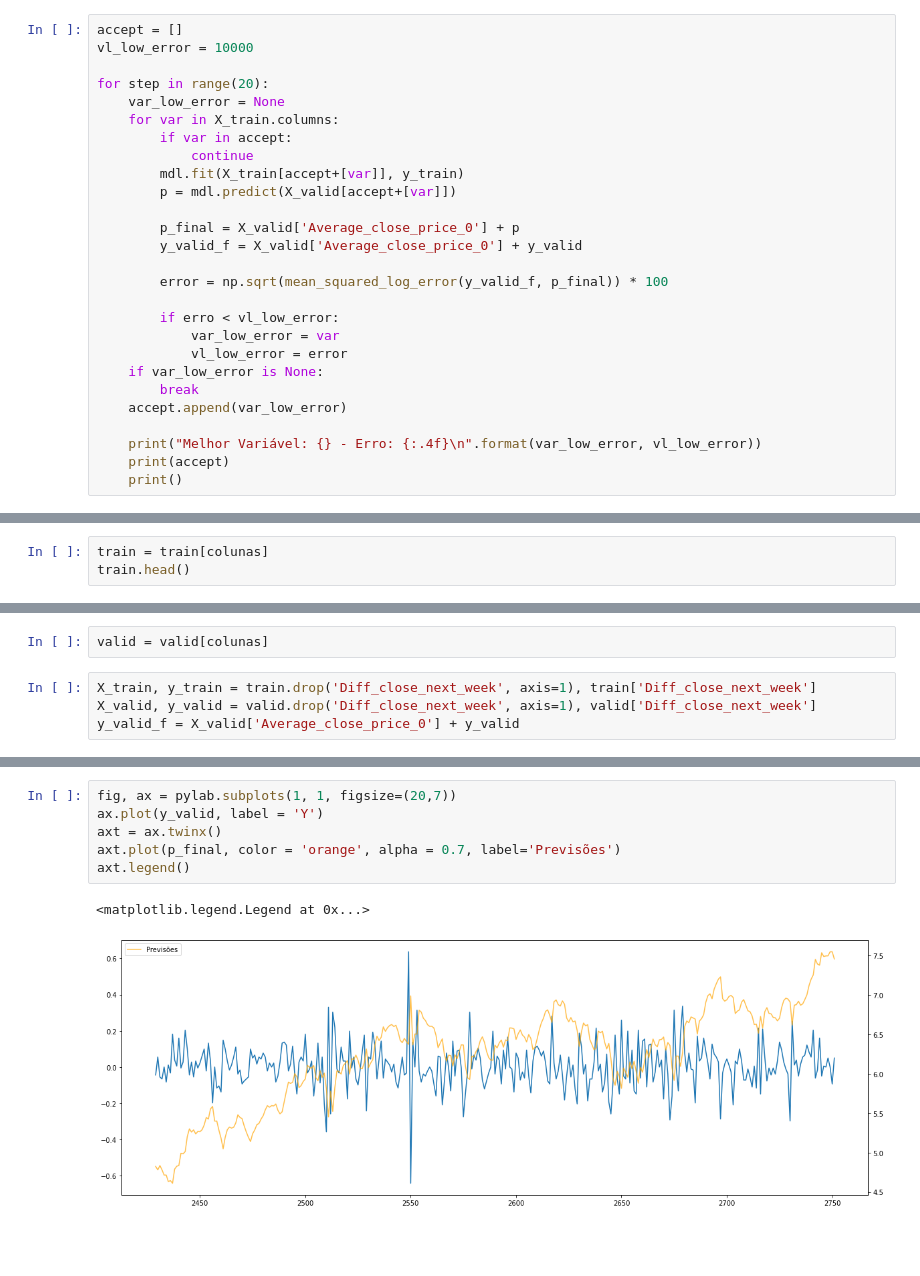
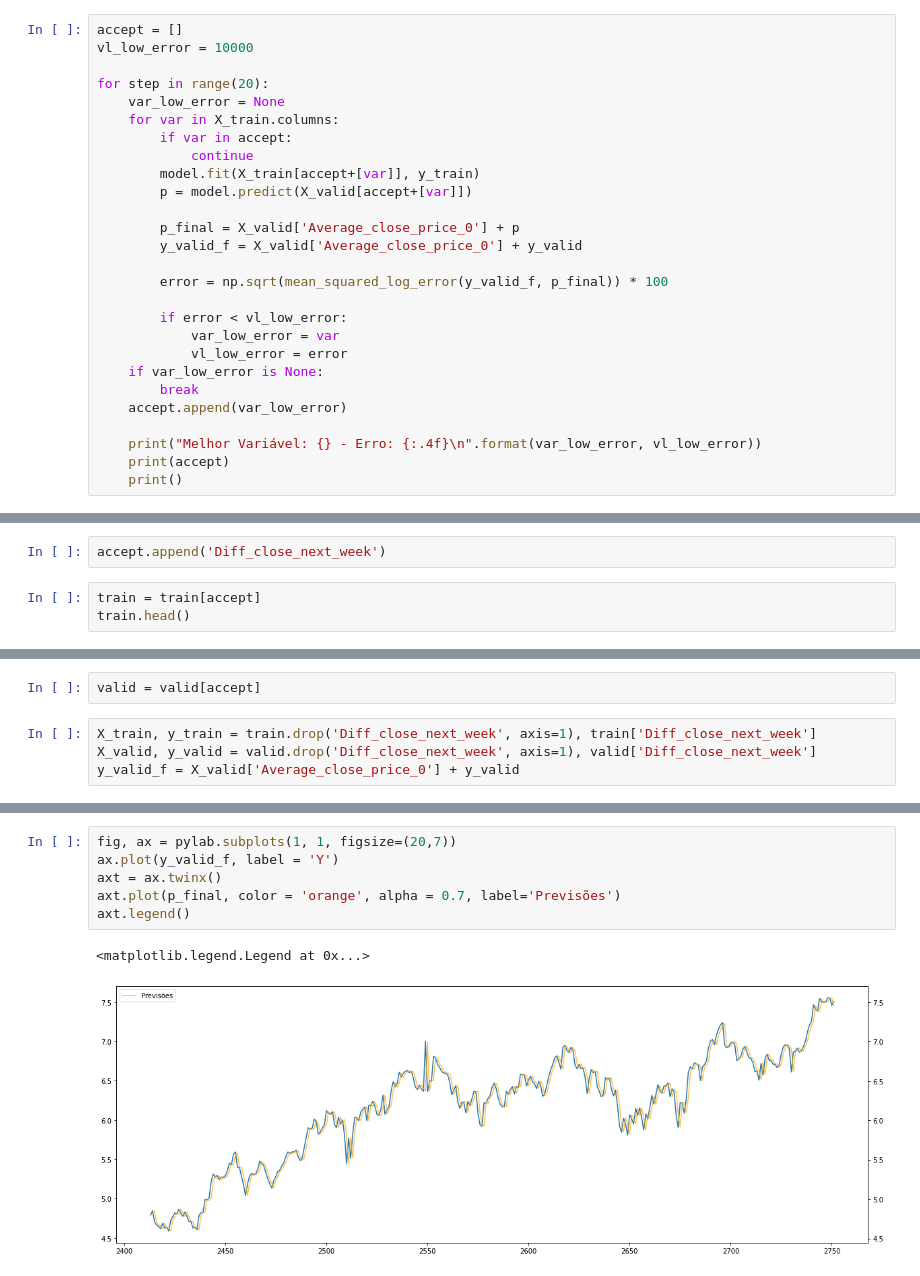
Before and after one commit to JoseRFJuniorLLMs/Predicting_stock_price, a Jupyter notebook: Análise de Dados e Modelos de Machine Learning.ipynb, the cells around one changed output, grey strips where cells are left out. Drawn from its saved outputs; the diff is of its cells as text; blank space fills up the shorter version.

```diff
--- a/Análise de Dados e Modelos de Machine Learning.ipynb
+++ b/Análise de Dados e Modelos de Machine Learning.ipynb
@@ -252,15 +269,15 @@ for step in range(20):
     for var in X_train.columns:
         if var in accept:
             continue
-        mdl.fit(X_train[accept+[var]], y_train)
-        p = mdl.predict(X_valid[accept+[var]])
+        model.fit(X_train[accept+[var]], y_train)
+        p = model.predict(X_valid[accept+[var]])
 
         p_final = X_valid['Average_close_price_0'] + p
         y_valid_f = X_valid['Average_close_price_0'] + y_valid
 
         error = np.sqrt(mean_squared_log_error(y_valid_f, p_final)) * 100
 
-        if erro < vl_low_error:
+        if error < vl_low_error:
             var_low_error = var
             vl_low_error = error
     if var_low_error is None:
@@ -298,4 +308,6 @@ columns = ['Diff_avarage_close_price_10', 'Diff_avarage_close_price_2', 'Moving_
+# %%
+accept.append('Diff_close_next_week')
 # %%
-train = train[colunas]
+train = train[accept]
 train.head()
 # %% [output]
@@ -308,5 +320,5 @@ train.head()
 # %%
-valid = valid[colunas]
+valid = valid[accept]
 # %%
 X_train, y_train = train.drop('Diff_close_next_week', axis=1), train['Diff_close_next_week']
 X_valid, y_valid = valid.drop('Diff_close_next_week', axis=1), valid['Diff_close_next_week']
@@ -329,9 +341,9 @@ Erro: 1.6962 %
 # %%
 fig, ax = pylab.subplots(1, 1, figsize=(20,7))
-ax.plot(y_valid, label = 'Y')
+ax.plot(y_valid_f, label = 'Y')
 axt = ax.twinx()
 axt.plot(p_final, color = 'orange', alpha = 0.7, label='Previsões')
 axt.legend()
 # %% [output]
 <matplotlib.legend.Legend at 0x...>
-[figure, old version]
+[figure, new version]
```
Also changed, not shown: parts of 13 cells of this notebook, 1 other file.
